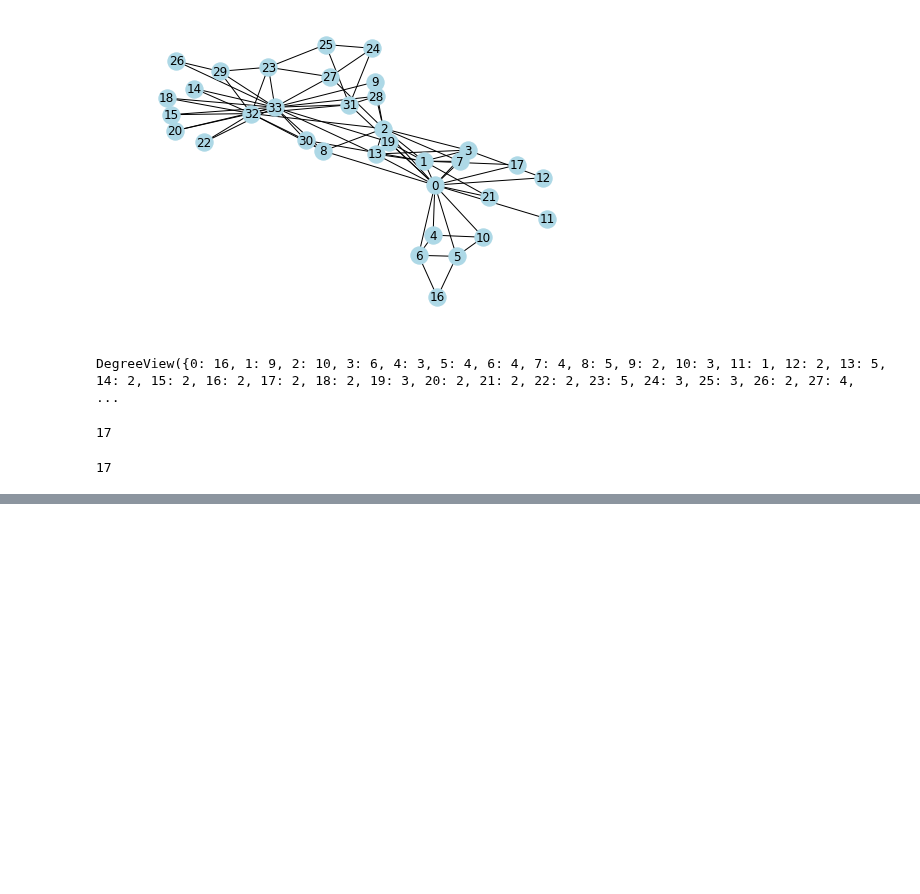
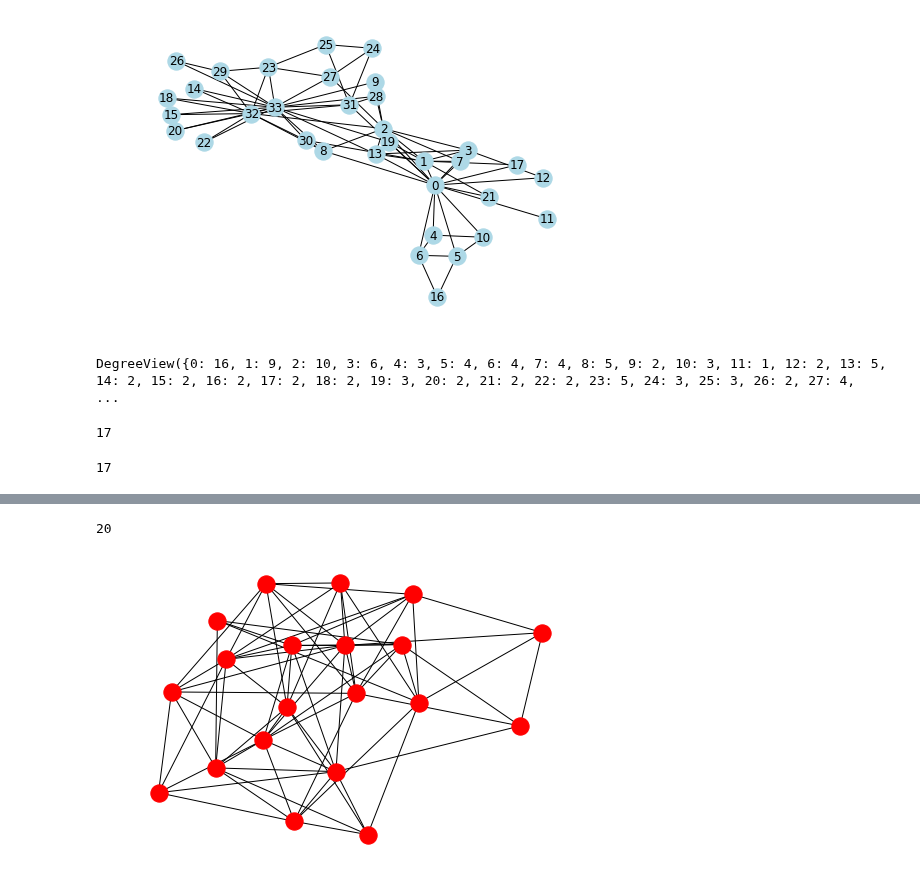
Before and after one commit to udaytak/Edx_PythonForResearch, a Jupyter notebook: 4_31. Case Study - Social Network Analysis.ipynb, the cells around one changed output, grey strips where cells are left out. Saved outputs shown, nothing was run; the diff lists cells and outputs as text; code cells hidden in the pictures; blank space fills up the shorter version.

Commit message:
4.3.4 Random Graphs

```diff
--- a/4_31. Case Study - Social Network Analysis.ipynb
+++ b/4_31. Case Study - Social Network Analysis.ipynb
@@ -136,0 +203,25 @@ G.
+# %%
+'''
+ER graph generator
+'''
+
+N = 20
+p = 0.2
+#create an empty graph
+G = nx.Graph()
+#add all nodes in the graph
+G.add_nodes_from(range(N))
+#loop over all pairs of nodes
+for node1 in G.nodes():
+    for node2 in G.nodes():
+        if bernoulli.rvs(p=p): #if bernoulli.rvs(p=p) == True:
+            #add an edge with prob p
+            G.add_edge(node1, node2)
+# %%
+G.number_of_nodes()
+# %% [output]
+20
+# %%
+nx.draw(G)
+# %% [output]
+[figure, added]
```
Also changed, not shown: parts of 19 cells of this notebook, 2 other files.
